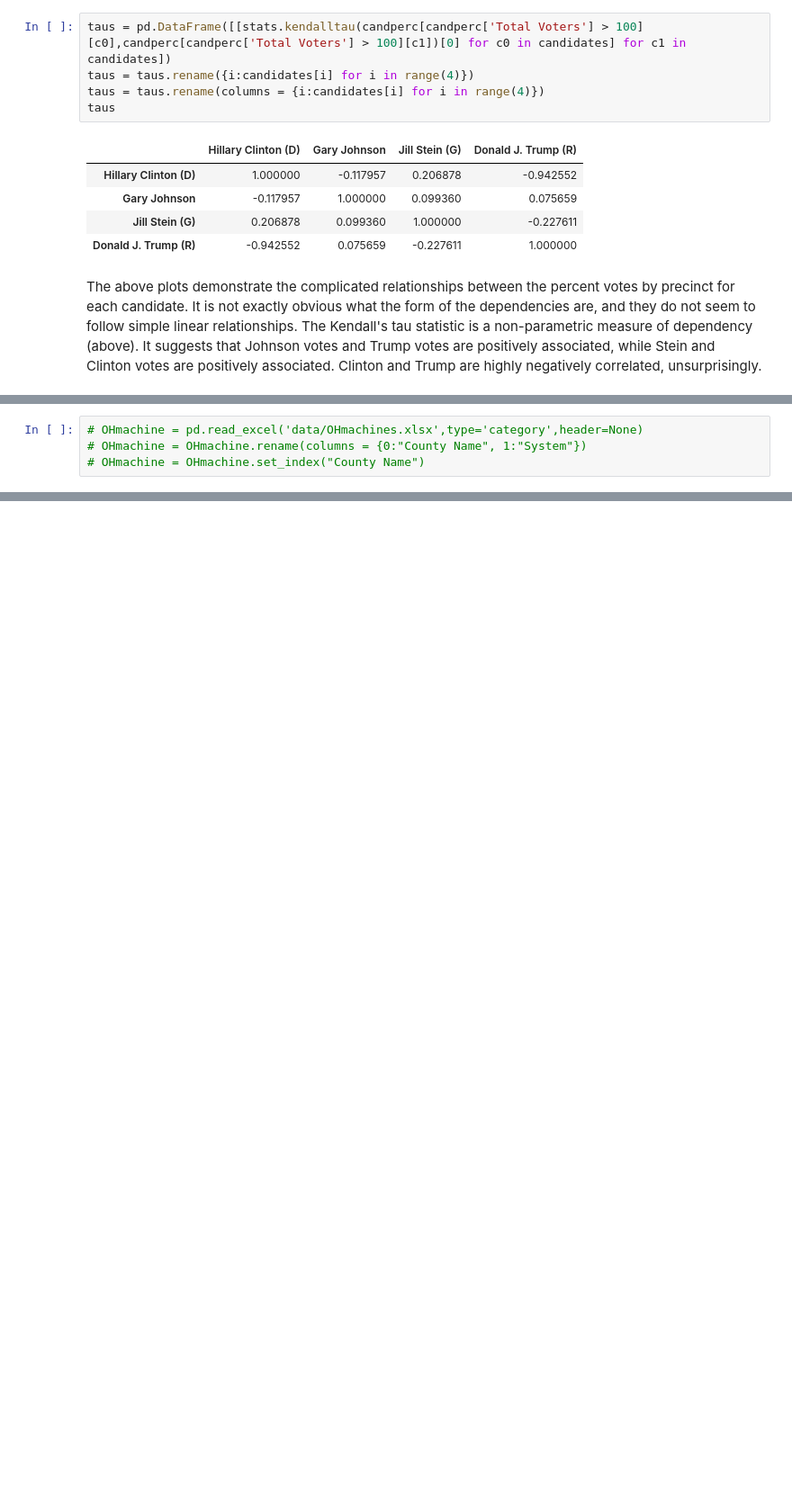
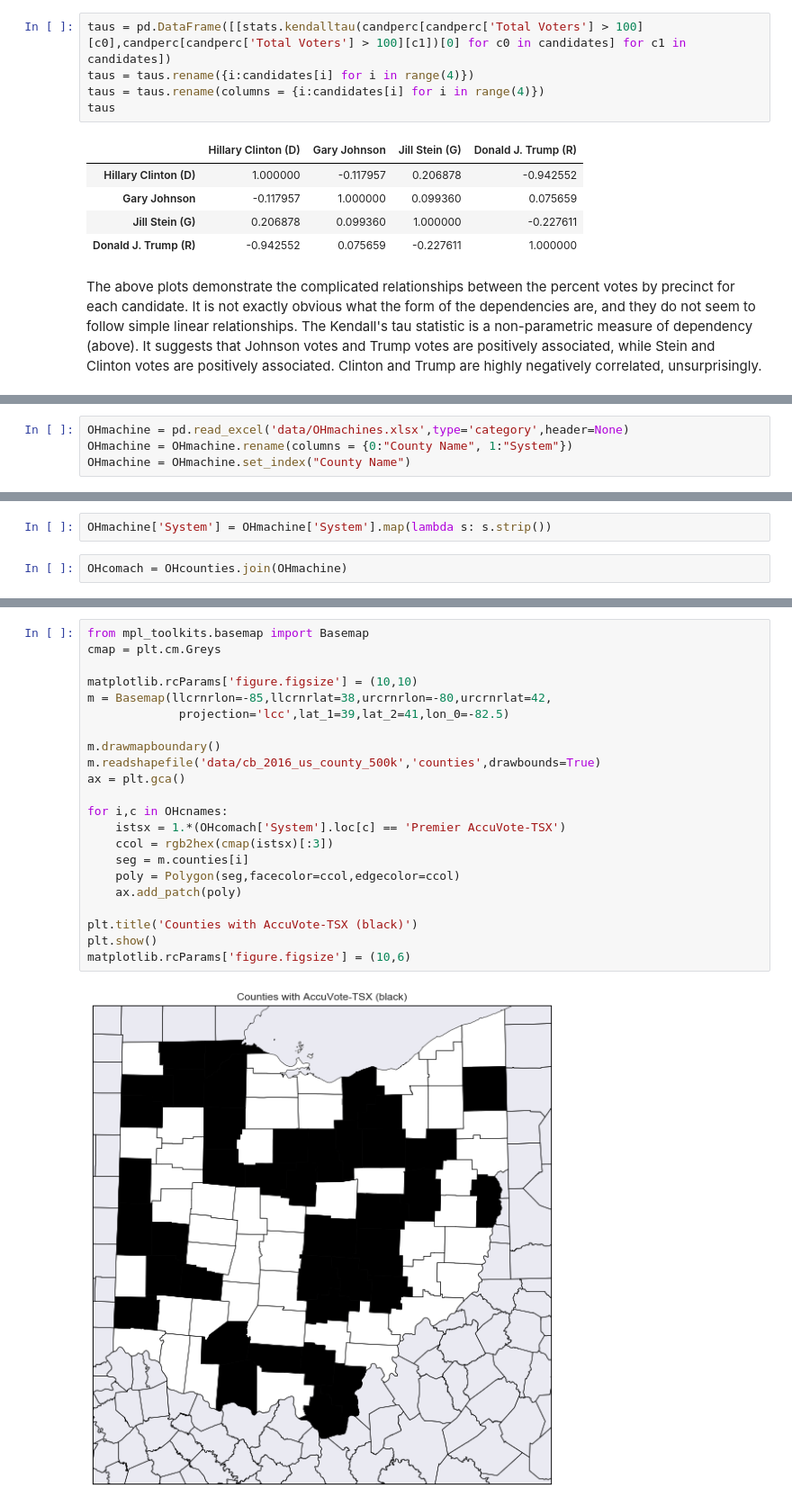
Before and after one commit to imaination/STA141b, a Jupyter notebook: DataTech/notebooks/Lesson_10_Notebook.ipynb, the cells around one changed output, grey strips where cells are left out. Shown at 90% size. Drawn from its saved outputs; the diff is of its cells as text; blank space fills up the shorter version.

```diff
--- a/DataTech/notebooks/Lesson_10_Notebook.ipynb
+++ b/DataTech/notebooks/Lesson_10_Notebook.ipynb
@@ -206,4 +276,4 @@ The above plots demonstrate the complicated relationships between the percent vo
 # %%
-# OHmachine = pd.read_excel('data/OHmachines.xlsx',type='category',header=None)
-# OHmachine = OHmachine.rename(columns = {0:"County Name", 1:"System"})
-# OHmachine = OHmachine.set_index("County Name")
+OHmachine = pd.read_excel('data/OHmachines.xlsx',type='category',header=None)
+OHmachine = OHmachine.rename(columns = {0:"County Name", 1:"System"})
+OHmachine = OHmachine.set_index("County Name")
@@ -209,0 +290,4 @@ The above plots demonstrate the complicated relationships between the percent vo
+# %%
+OHmachine['System'] = OHmachine['System'].map(lambda s: s.strip())
+# %%
+OHcomach = OHcounties.join(OHmachine)
@@ -209,0 +312,24 @@ The above plots demonstrate the complicated relationships between the percent vo
+# %%
+from mpl_toolkits.basemap import Basemap
+cmap = plt.cm.Greys
+
+matplotlib.rcParams['figure.figsize'] = (10,10)
+m = Basemap(llcrnrlon=-85,llcrnrlat=38,urcrnrlon=-80,urcrnrlat=42,
+             projection='lcc',lat_1=39,lat_2=41,lon_0=-82.5)
+
+m.drawmapboundary()
+m.readshapefile('data/cb_2016_us_county_500k','counties',drawbounds=True)
+ax = plt.gca()
+
+for i,c in OHcnames:
+    istsx = 1.*(OHcomach['System'].loc[c] == 'Premier AccuVote-TSX')
+    ccol = rgb2hex(cmap(istsx)[:3])
+    seg = m.counties[i]
+    poly = Polygon(seg,facecolor=ccol,edgecolor=ccol)
+    ax.add_patch(poly)
+
+plt.title('Counties with AccuVote-TSX (black)')
+plt.show()
+matplotlib.rcParams['figure.figsize'] = (10,6)
+# %% [output]
+[figure, added]
```
Also changed, not shown: parts of 30 cells of this notebook, 13 other files.
